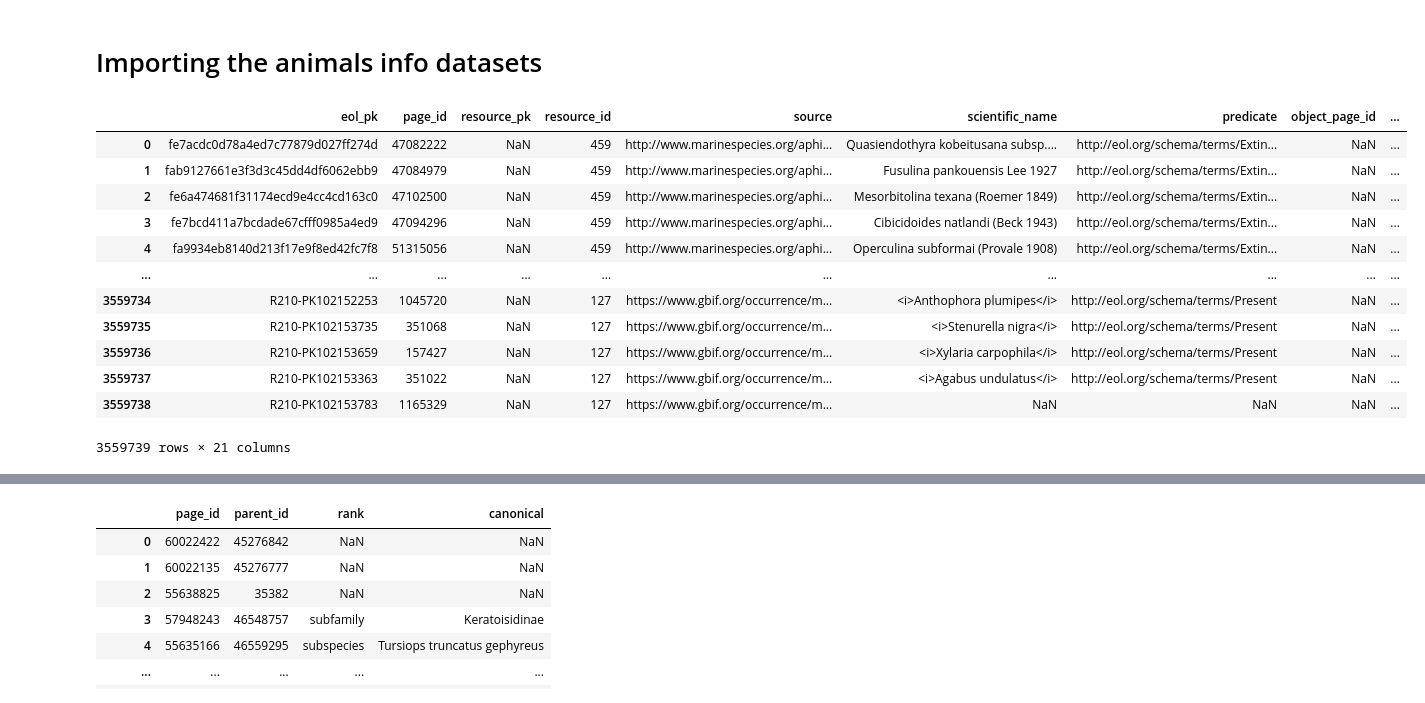
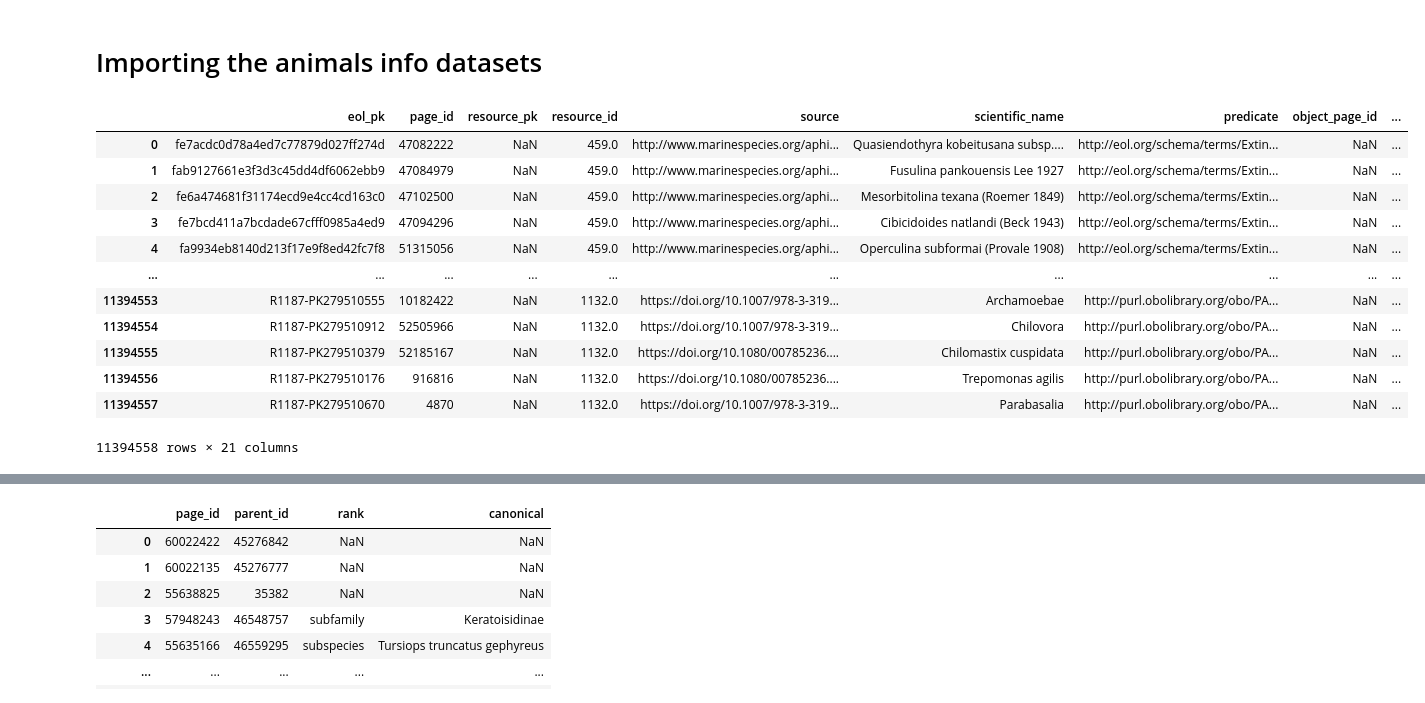
Before and after one commit to annitziak/biodiversity_analysis, a Jupyter notebook: Traits_extraction.ipynb, the cells around one changed output, grey strips where cells are left out. Drawn from its saved outputs; the diff is of its cells as text; code cells hidden in the pictures.

```diff
--- a/Traits_extraction.ipynb
+++ b/Traits_extraction.ipynb
@@ -55,19 +55,19 @@ DFmd
 # Importing the animals info datasets
 # %%
 # change for your local
-DFtraits = pd.read_csv('Data\\traits\\traits.csv', low_memory=False)
+DFtraits = pd.read_csv('Data/traits/traits.csv', low_memory=False)
 DFtraits
 # %% [output]
 |  | eol_pk | page_id | resource_pk | resource_id | source | scientific_name | predicate | object_page_id | ... |
-| 0 | fe7acdc0d78a4ed7c77879d027ff274d | 47082222 | NaN | 459 | http://www.marinespecies.org/aphi... | Quasiendothyra kobeitusana subsp.... | http://eol.org/schema/terms/Extin... | NaN | ... |
-| 1 | fab9127661e3f3d3c45dd4df6062ebb9 | 47084979 | NaN | 459 | http://www.marinespecies.org/aphi... | Fusulina pankouensis Lee 1927 | http://eol.org/schema/terms/Extin... | NaN | ... |
-| 2 | fe6a474681f31174ecd9e4cc4cd163c0 | 47102500 | NaN | 459 | http://www.marinespecies.org/aphi... | Mesorbitolina texana (Roemer 1849) | http://eol.org/schema/terms/Extin... | NaN | ... |
-| 3 | fe7bcd411a7bcdade67cfff0985a4ed9 | 47094296 | NaN | 459 | http://www.marinespecies.org/aphi... | Cibicidoides natlandi (Beck 1943) | http://eol.org/schema/terms/Extin... | NaN | ... |
-| 4 | fa9934eb8140d213f17e9f8ed42fc7f8 | 51315056 | NaN | 459 | http://www.marinespecies.org/aphi... | Operculina subformai (Provale 1908) | http://eol.org/schema/terms/Extin... | NaN | ... |
+| 0 | fe7acdc0d78a4ed7c77879d027ff274d | 47082222 | NaN | 459.0 | http://www.marinespecies.org/aphi... | Quasiendothyra kobeitusana subsp.... | http://eol.org/schema/terms/Extin... | NaN | ... |
+| 1 | fab9127661e3f3d3c45dd4df6062ebb9 | 47084979 | NaN | 459.0 | http://www.marinespecies.org/aphi... | Fusulina pankouensis Lee 1927 | http://eol.org/schema/terms/Extin... | NaN | ... |
+| 2 | fe6a474681f31174ecd9e4cc4cd163c0 | 47102500 | NaN | 459.0 | http://www.marinespecies.org/aphi... | Mesorbitolina texana (Roemer 1849) | http://eol.org/schema/terms/Extin... | NaN | ... |
+| 3 | fe7bcd411a7bcdade67cfff0985a4ed9 | 47094296 | NaN | 459.0 | http://www.marinespecies.org/aphi... | Cibicidoides natlandi (Beck 1943) | http://eol.org/schema/terms/Extin... | NaN | ... |
+| 4 | fa9934eb8140d213f17e9f8ed42fc7f8 | 51315056 | NaN | 459.0 | http://www.marinespecies.org/aphi... | Operculina subformai (Provale 1908) | http://eol.org/schema/terms/Extin... | NaN | ... |
 | ... | ... | ... | ... | ... | ... | ... | ... | ... | ... |
-| 3559734 | R210-PK102152253 | 1045720 | NaN | 127 | https://www.gbif.org/occurrence/m... | <i>Anthophora plumipes</i> | http://eol.org/schema/terms/Present | NaN | ... |
-| 3559735 | R210-PK102153735 | 351068 | NaN | 127 | https://www.gbif.org/occurrence/m... | <i>Stenurella nigra</i> | http://eol.org/schema/terms/Present | NaN | ... |
-| 3559736 | R210-PK102153659 | 157427 | NaN | 127 | https://www.gbif.org/occurrence/m... | <i>Xylaria carpophila</i> | http://eol.org/schema/terms/Present | NaN | ... |
-| 3559737 | R210-PK102153363 | 351022 | NaN | 127 | https://www.gbif.org/occurrence/m... | <i>Agabus undulatus</i> | http://eol.org/schema/terms/Present | NaN | ... |
-| 3559738 | R210-PK102153783 | 1165329 | NaN | 127 | https://www.gbif.org/occurrence/m... | NaN | NaN | NaN | ... |
+| 11394553 | R1187-PK279510555 | 10182422 | NaN | 1132.0 | https://doi.org/10.1007/978-3-319... | Archamoebae | http://purl.obolibrary.org/obo/PA... | NaN | ... |
+| 11394554 | R1187-PK279510912 | 52505966 | NaN | 1132.0 | https://doi.org/10.1007/978-3-319... | Chilovora | http://purl.obolibrary.org/obo/PA... | NaN | ... |
+| 11394555 | R1187-PK279510379 | 52185167 | NaN | 1132.0 | https://doi.org/10.1080/00785236.... | Chilomastix cuspidata | http://purl.obolibrary.org/obo/PA... | NaN | ... |
+| 11394556 | R1187-PK279510176 | 916816 | NaN | 1132.0 | https://doi.org/10.1080/00785236.... | Trepomonas agilis | http://purl.obolibrary.org/obo/PA... | NaN | ... |
+| 11394557 | R1187-PK279510670 | 4870 | NaN | 1132.0 | https://doi.org/10.1007/978-3-319... | Parabasalia | http://purl.obolibrary.org/obo/PA... | NaN | ... |
-3559739 rows × 21 columns
+11394558 rows × 21 columns
```
Also changed, not shown: parts of 7 cells of this notebook, 2 other files.
